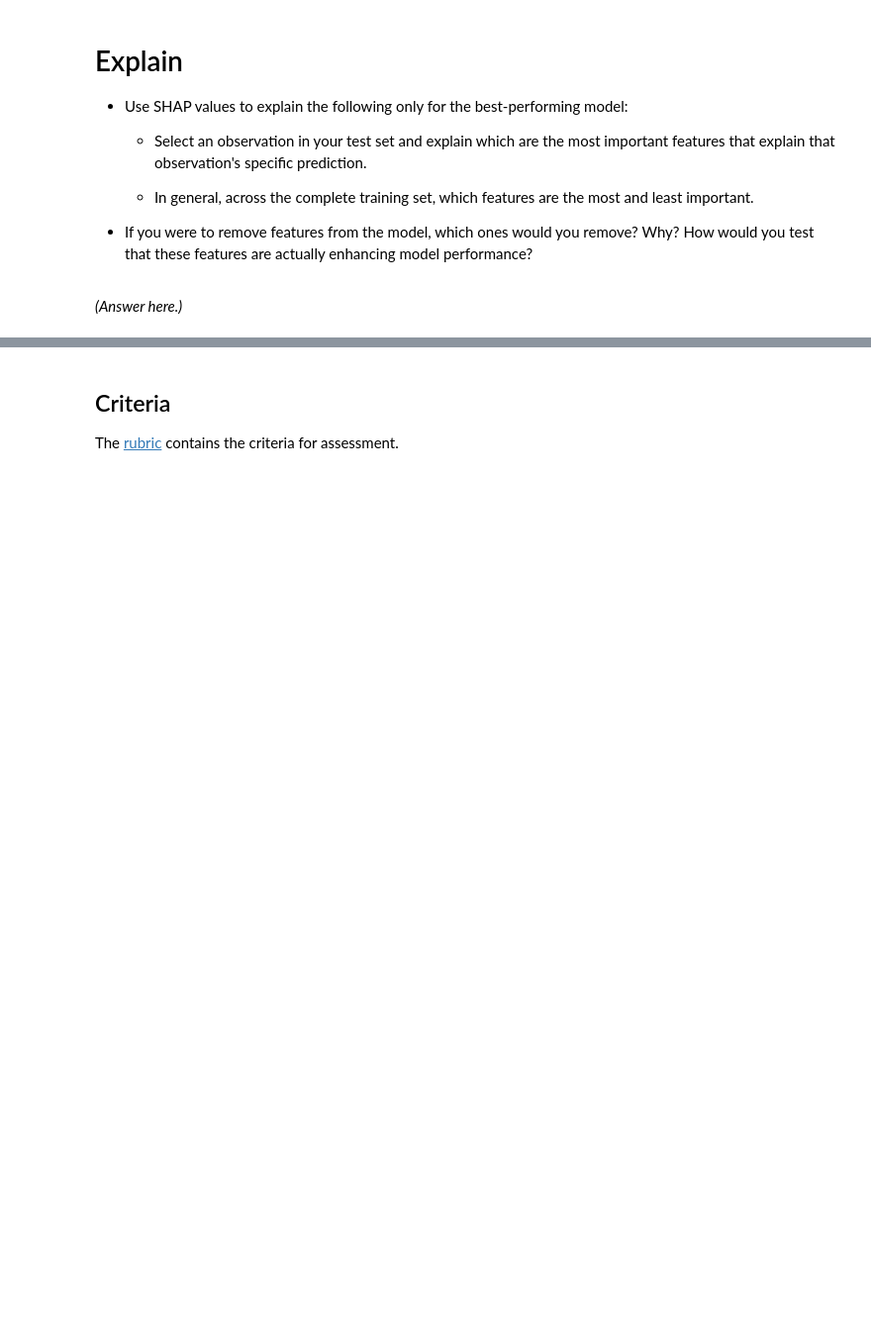
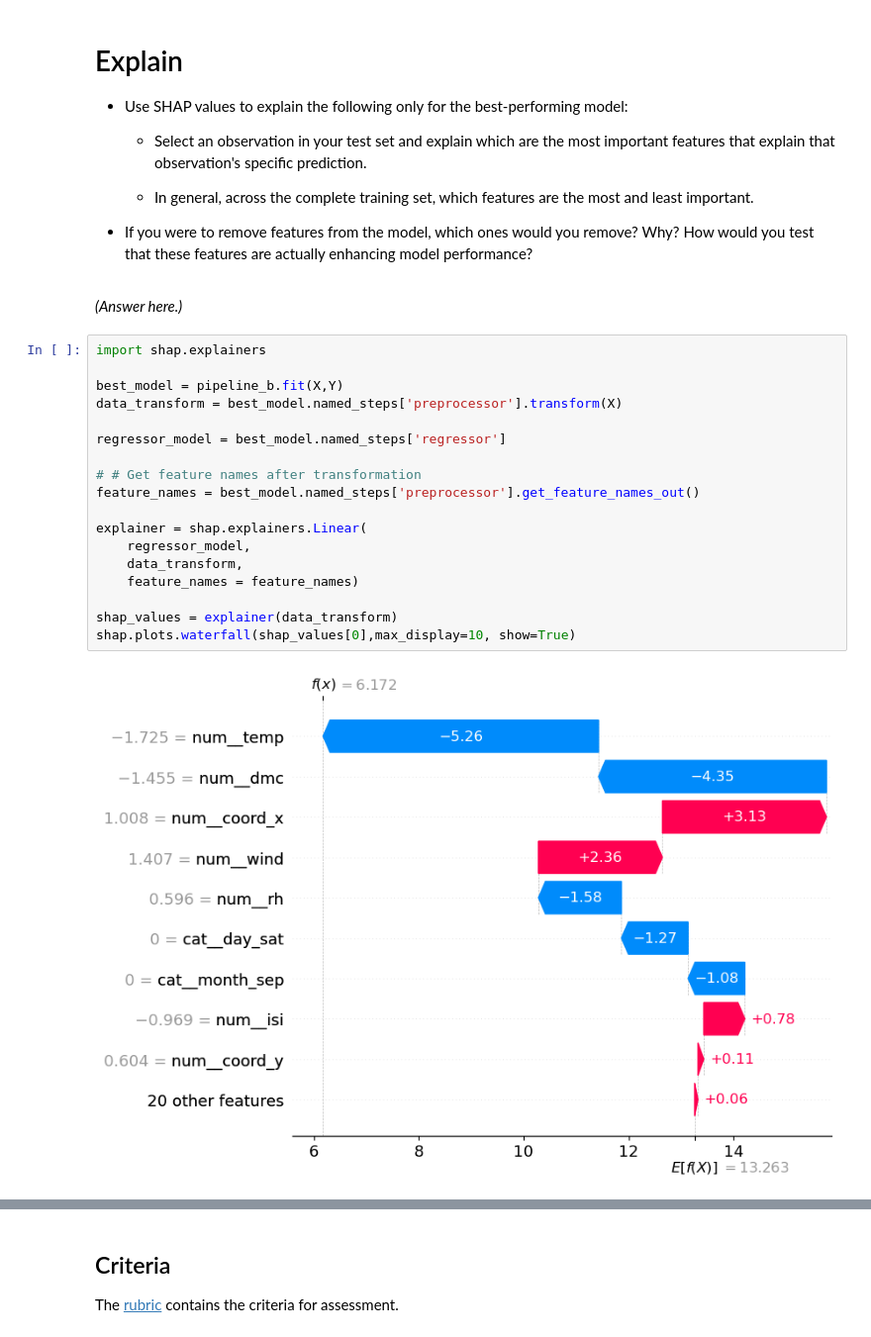
Before and after one commit to s-gunde/production, a Jupyter notebook: 02_activities/assignments/assignment_3.ipynb, the cells around one changed output, grey strips where cells are left out. Shown: that part at 99% size. Cells and saved outputs as stored; diff of their text form; blank space fills up the shorter version.

Commit message:
updated SHAP graphs

```diff
--- a/02_activities/assignments/assignment_3.ipynb
+++ b/02_activities/assignments/assignment_3.ipynb
@@ -461,3 +461,23 @@ with open("file_path", "wb") as file:
 + If you were to remove features from the model, which ones would you remove? Why? How would you test that these features are actually enhancing model performance?
 # %% [markdown]
 *(Answer here.)*
+# %%
+import shap.explainers
+
+best_model = pipeline_b.fit(X,Y)
+data_transform = best_model.named_steps['preprocessor'].transform(X)
+
+regressor_model = best_model.named_steps['regressor']
+
+# # Get feature names after transformation
+feature_names = best_model.named_steps['preprocessor'].get_feature_names_out()
+
+explainer = shap.explainers.Linear(
+    regressor_model,
+    data_transform,
+    feature_names = feature_names)
+
+shap_values = explainer(data_transform)
+shap.plots.waterfall(shap_values[0],max_display=10, show=True)
+# %% [output]
+[figure, added]
```
Also changed, not shown: parts of 3 cells of this notebook, 1 other file.
